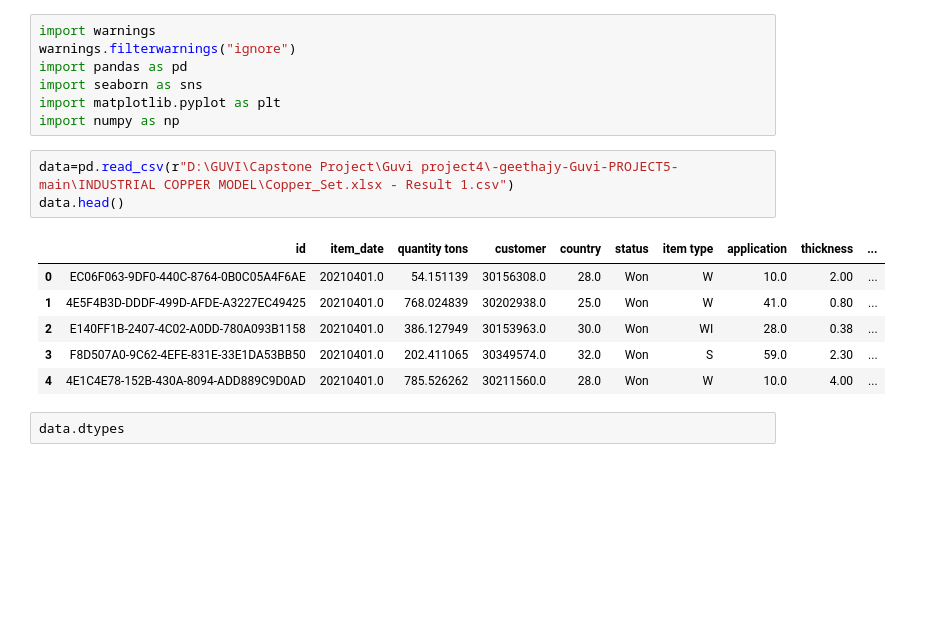
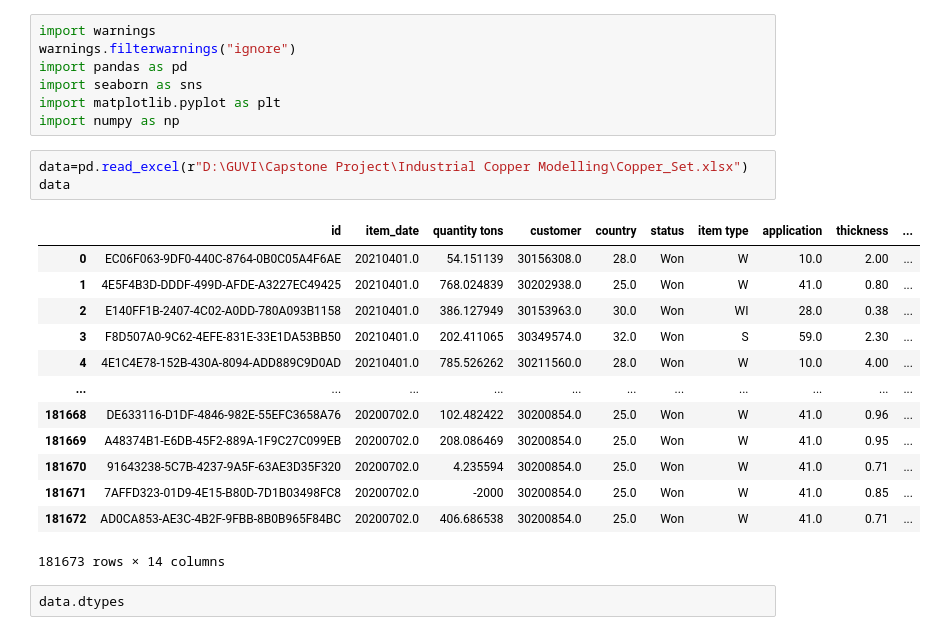
Before and after one commit to NANDHAKUMAR-PERIYANNAN/Copper_ds, a Jupyter notebook: coppermodel.ipynb, the cells around one changed output. Saved outputs shown, nothing was run; the diff lists cells and outputs as text; blank space fills up the shorter version.

```diff
--- a/coppermodel.ipynb
+++ b/coppermodel.ipynb
@@ -6,15 +6,22 @@ import seaborn as sns
 import matplotlib.pyplot as plt
 import numpy as np
 # %%
-data=pd.read_csv(r"D:\GUVI\Capstone Project\Guvi project4\-geethajy-Guvi-PROJECT5-main\INDUSTRIAL COPPER MODEL\Copper_Set.xlsx - Result 1.csv")
-data.head()
+data=pd.read_excel(r"D:\GUVI\Capstone Project\Industrial Copper Modelling\Copper_Set.xlsx")
+data
 # %% [output]
 |  | id | item_date | quantity tons | customer | country | status | item type | application | thickness | ... |
 | 0 | EC06F063-9DF0-440C-8764-0B0C05A4F6AE | 20210401.0 | 54.151139 | 30156308.0 | 28.0 | Won | W | 10.0 | 2.00 | ... |
 | 1 | 4E5F4B3D-DDDF-499D-AFDE-A3227EC49425 | 20210401.0 | 768.024839 | 30202938.0 | 25.0 | Won | W | 41.0 | 0.80 | ... |
 | 2 | E140FF1B-2407-4C02-A0DD-780A093B1158 | 20210401.0 | 386.127949 | 30153963.0 | 30.0 | Won | WI | 28.0 | 0.38 | ... |
 | 3 | F8D507A0-9C62-4EFE-831E-33E1DA53BB50 | 20210401.0 | 202.411065 | 30349574.0 | 32.0 | Won | S | 59.0 | 2.30 | ... |
 | 4 | 4E1C4E78-152B-430A-8094-ADD889C9D0AD | 20210401.0 | 785.526262 | 30211560.0 | 28.0 | Won | W | 10.0 | 4.00 | ... |
+| ... | ... | ... | ... | ... | ... | ... | ... | ... | ... | ... |
+| 181668 | DE633116-D1DF-4846-982E-55EFC3658A76 | 20200702.0 | 102.482422 | 30200854.0 | 25.0 | Won | W | 41.0 | 0.96 | ... |
+| 181669 | A48374B1-E6DB-45F2-889A-1F9C27C099EB | 20200702.0 | 208.086469 | 30200854.0 | 25.0 | Won | W | 41.0 | 0.95 | ... |
+| 181670 | 91643238-5C7B-4237-9A5F-63AE3D35F320 | 20200702.0 | 4.235594 | 30200854.0 | 25.0 | Won | W | 41.0 | 0.71 | ... |
+| 181671 | 7AFFD323-01D9-4E15-B80D-7D1B03498FC8 | 20200702.0 | -2000 | 30200854.0 | 25.0 | Won | W | 41.0 | 0.85 | ... |
+| 181672 | AD0CA853-AE3C-4B2F-9FBB-8B0B965F84BC | 20200702.0 | 406.686538 | 30200854.0 | 25.0 | Won | W | 41.0 | 0.71 | ... |
+181673 rows × 14 columns
 # %%
 data.dtypes
 # %% [output]
```
Also changed, not shown: parts of 5 cells of this notebook, 8 other files.
